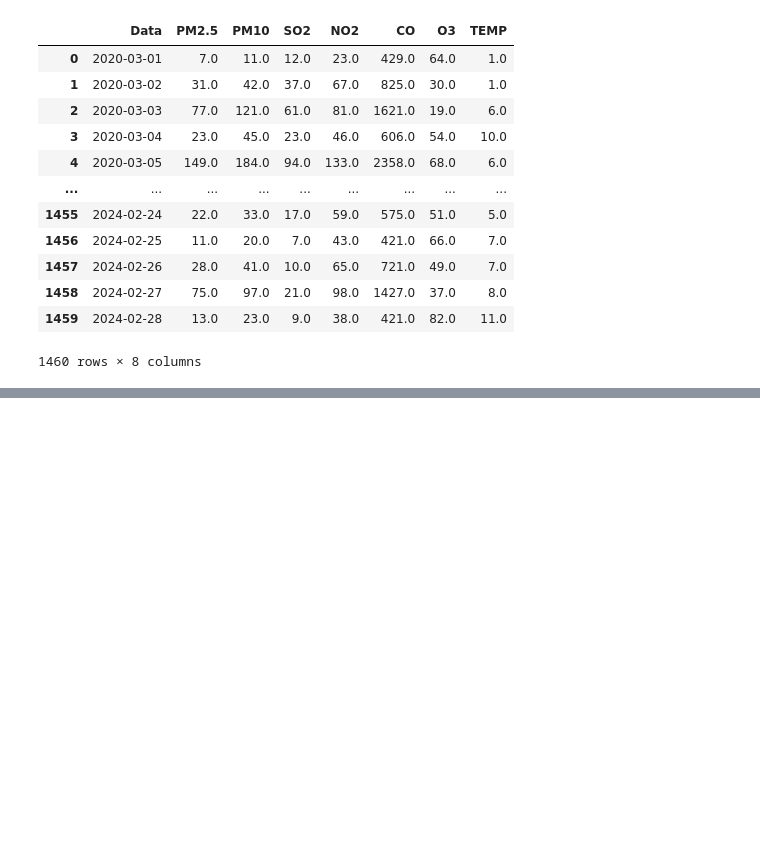
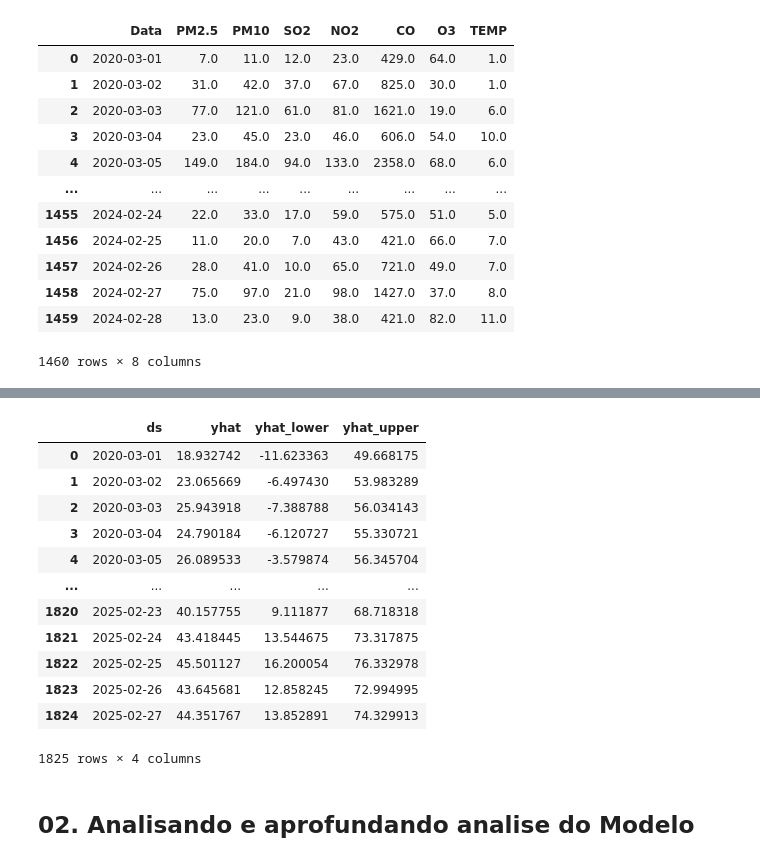
Before and after one commit to JCarapina/Estudos-praticos, a Jupyter notebook: series_prophet/notebooks/prophet.ipynb, the cells around one changed output, grey strips where cells are left out. Saved outputs shown, nothing was run; the diff lists cells and outputs as text; code cells hidden in the pictures; blank space fills up the shorter version.

```diff
--- a/series_prophet/notebooks/prophet.ipynb
+++ b/series_prophet/notebooks/prophet.ipynb
@@ -39,0 +100,16 @@ fig.show()
+# %%
+previsao[['ds', 'yhat', 'yhat_lower', 'yhat_upper']]
+# %% [output]
+|  | ds | yhat | yhat_lower | yhat_upper |
+| 0 | 2020-03-01 | 18.932742 | -11.623363 | 49.668175 |
+| 1 | 2020-03-02 | 23.065669 | -6.497430 | 53.983289 |
+| 2 | 2020-03-03 | 25.943918 | -7.388788 | 56.034143 |
+| 3 | 2020-03-04 | 24.790184 | -6.120727 | 55.330721 |
+| 4 | 2020-03-05 | 26.089533 | -3.579874 | 56.345704 |
+| ... | ... | ... | ... | ... |
+| 1820 | 2025-02-23 | 40.157755 | 9.111877 | 68.718318 |
+| 1821 | 2025-02-24 | 43.418445 | 13.544675 | 73.317875 |
+| 1822 | 2025-02-25 | 45.501127 | 16.200054 | 76.332978 |
+| 1823 | 2025-02-26 | 43.645681 | 12.858245 | 72.994995 |
+| 1824 | 2025-02-27 | 44.351767 | 13.852891 | 74.329913 |
+1825 rows × 4 columns
@@ -39,0 +120,2 @@ fig.show()
+# %% [markdown]
+## 02. Analisando e aprofundando analise do Modelo
```
Also changed, not shown: parts of 8 cells of this notebook.
